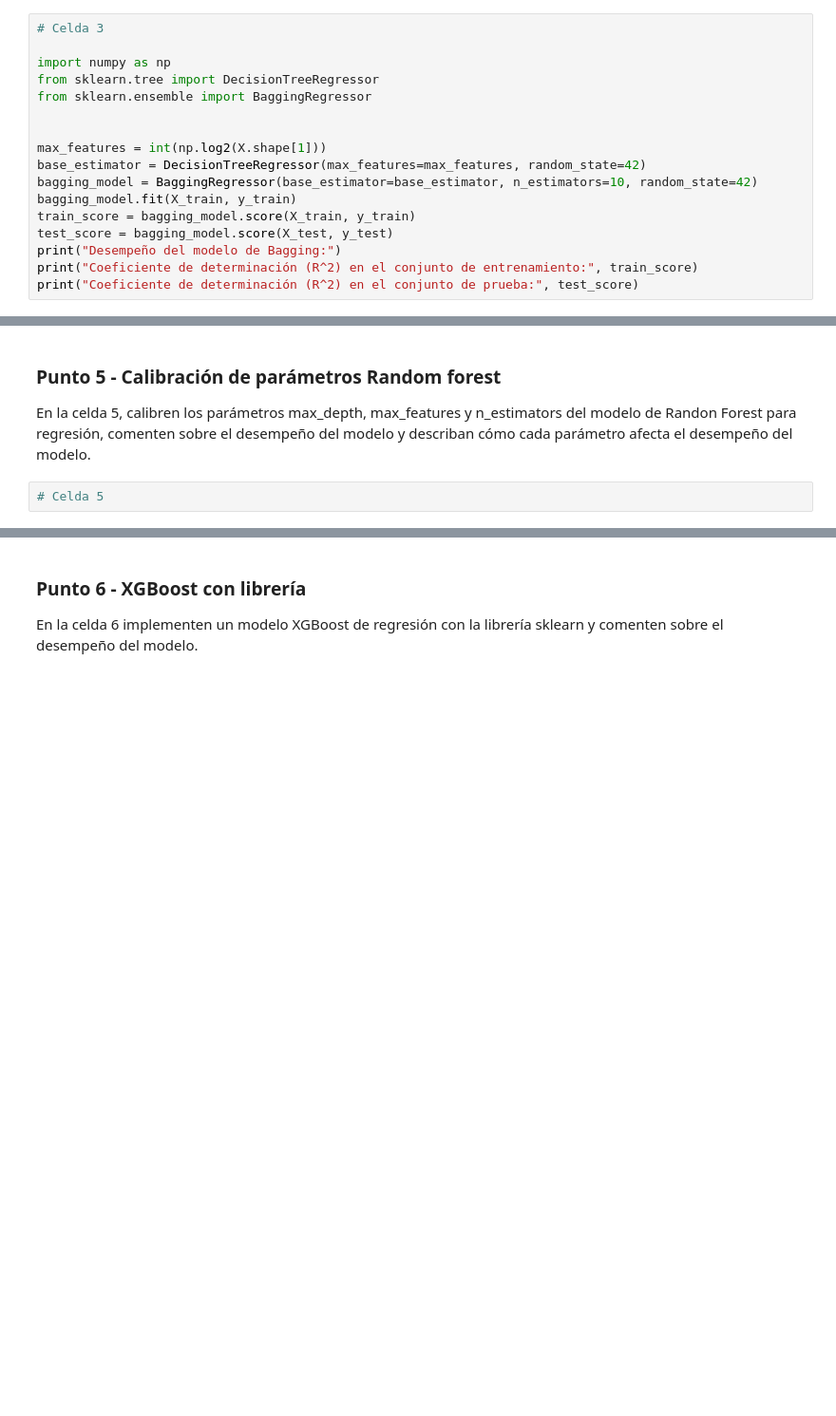
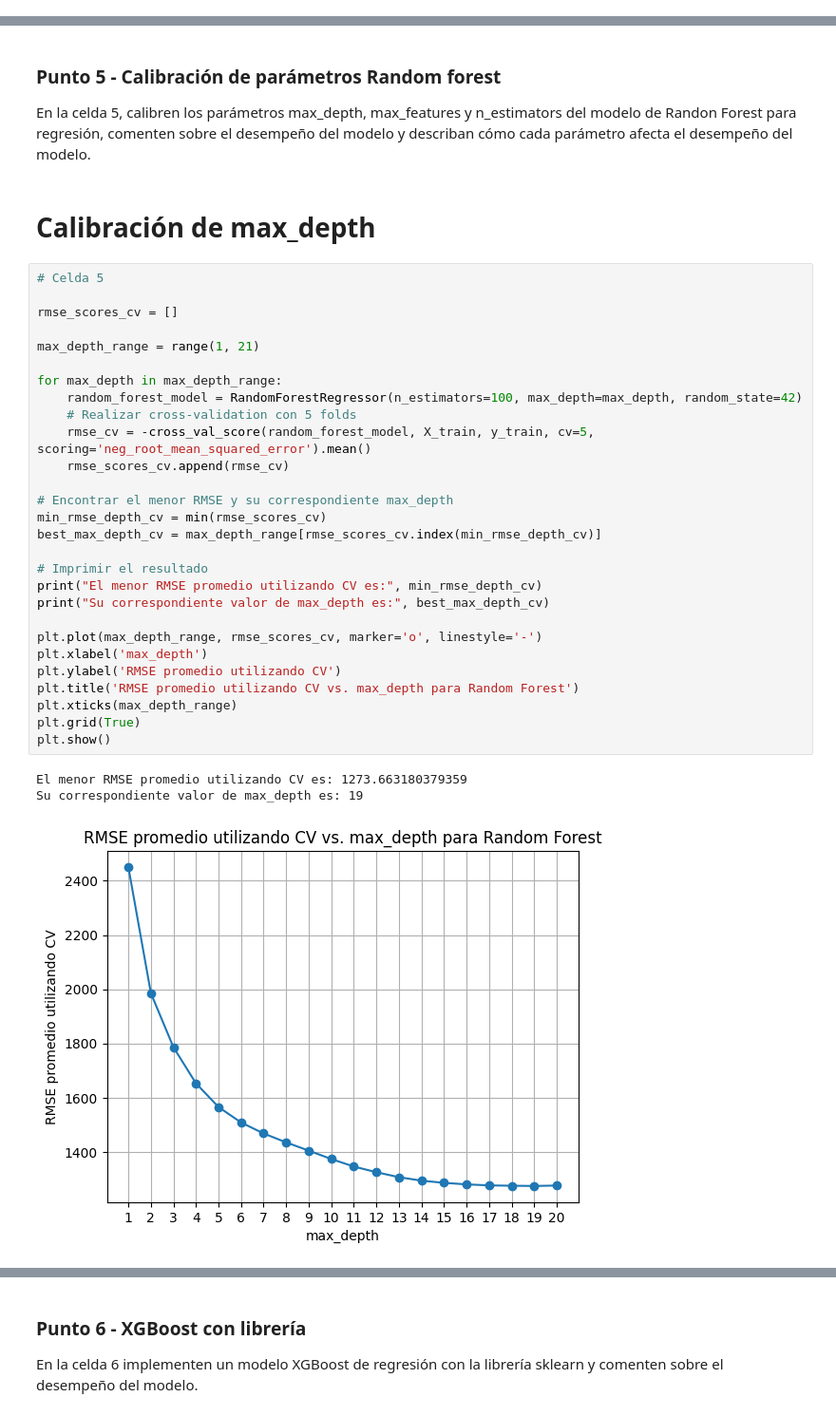
Before and after one commit to daalpugu/Machine-Learning-2024-2, a Jupyter notebook: Semana 2/S2TC1_RandomForests_Boosting.ipynb, the cells around one changed output, grey strips where cells are left out. Shown at 95% size. Drawn from its saved outputs; the diff is of its cells as text; blank space fills up the shorter version.

```diff
--- a/Semana 2/S2TC1_RandomForests_Boosting.ipynb
+++ b/Semana 2/S2TC1_RandomForests_Boosting.ipynb
@@ -221,20 +325,3 @@ Coeficiente de determinación (R^2): 0.901899153010398
 ### Punto 3 - Bagging con librería
 
 En la celda 3, con la librería sklearn, entrenen un modelo bagging con 10 árboles de regresión y el parámetro `max_features` igual a `log(n_features)` y comenten sobre el desempeño del modelo.
-# %%
-# Celda 3
-
-import numpy as np
-from sklearn.tree import DecisionTreeRegressor
-from sklearn.ensemble import BaggingRegressor
-
-
-max_features = int(np.log2(X.shape[1]))
-base_estimator = DecisionTreeRegressor(max_features=max_features, random_state=42)
-bagging_model = BaggingRegressor(base_estimator=base_estimator, n_estimators=10, random_state=42)
-bagging_model.fit(X_train, y_train)
-train_score = bagging_model.score(X_train, y_train)
-test_score = bagging_model.score(X_test, y_test)
-print("Desempeño del modelo de Bagging:")
-print("Coeficiente de determinación (R^2) en el conjunto de entrenamiento:", train_score)
-print("Coeficiente de determinación (R^2) en el conjunto de prueba:", test_score)
@@ -252,5 +393,37 @@ En la celda 4, usando la librería sklearn entrenen un modelo de Randon Forest p
 ### Punto 5 - Calibración de parámetros Random forest
 
 En la celda 5, calibren los parámetros max_depth, max_features y n_estimators del modelo de Randon Forest para regresión, comenten sobre el desempeño del modelo y describan cómo cada parámetro afecta el desempeño del modelo.
-# %%
-# Celda 5
+# %% [markdown]
+# **Calibración de max_depth**
+# %%
+# Celda 5
+
+rmse_scores_cv = []
+
+max_depth_range = range(1, 21)
+
+for max_depth in max_depth_range:
+    random_forest_model = RandomForestRegressor(n_estimators=100, max_depth=max_depth, random_state=42)
+    # Realizar cross-validation con 5 folds
+    rmse_cv = -cross_val_score(random_forest_model, X_train, y_train, cv=5, scoring='neg_root_mean_squared_error').mean()
+    rmse_scores_cv.append(rmse_cv)
+
+# Encontrar el menor RMSE y su correspondiente max_depth
+min_rmse_depth_cv = min(rmse_scores_cv)
+best_max_depth_cv = max_depth_range[rmse_scores_cv.index(min_rmse_depth_cv)]
+
+# Imprimir el resultado
+print("El menor RMSE promedio utilizando CV es:", min_rmse_depth_cv)
+print("Su correspondiente valor de max_depth es:", best_max_depth_cv)
+
+plt.plot(max_depth_range, rmse_scores_cv, marker='o', linestyle='-')
+plt.xlabel('max_depth')
+plt.ylabel('RMSE promedio utilizando CV')
+plt.title('RMSE promedio utilizando CV vs. max_depth para Random Forest')
+plt.xticks(max_depth_range)
+plt.grid(True)
+plt.show()
+# %% [output]
+El menor RMSE promedio utilizando CV es: 1273.663180379359
+Su correspondiente valor de max_depth es: 19
+[figure, added]
```
Also changed, not shown: parts of 50 cells of this notebook.
